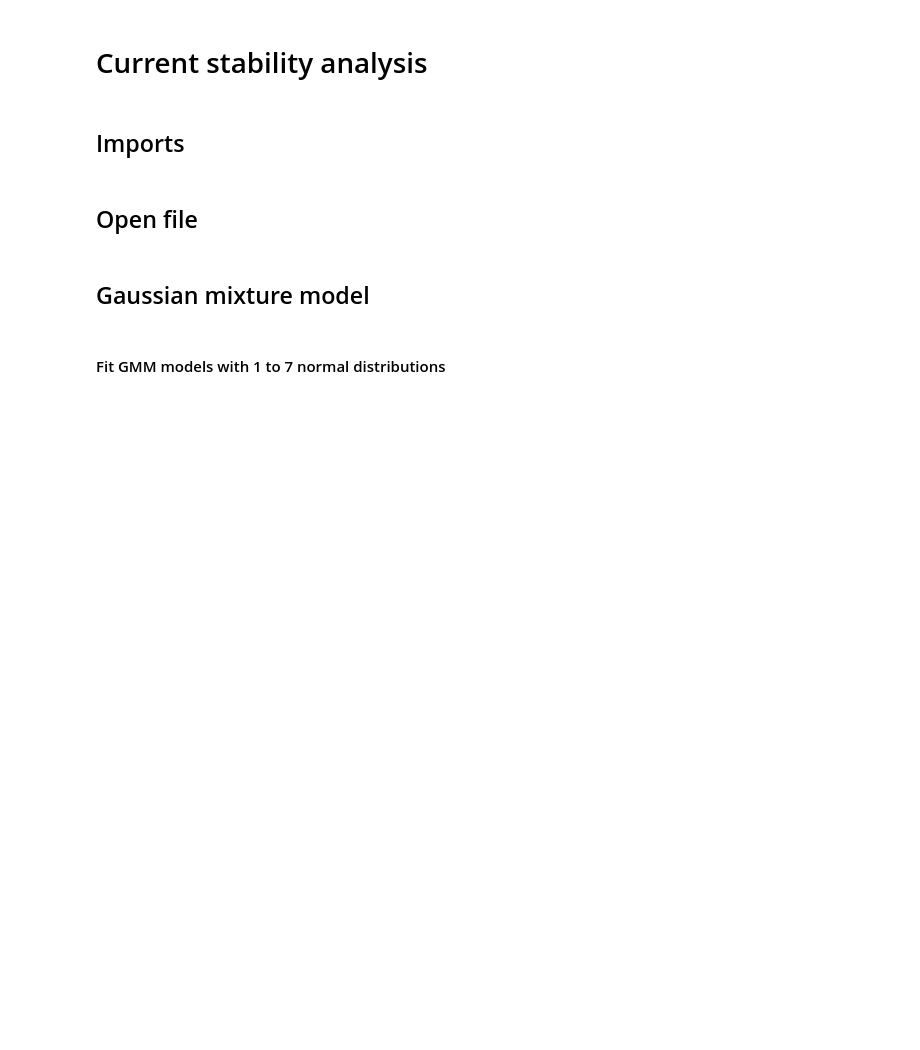
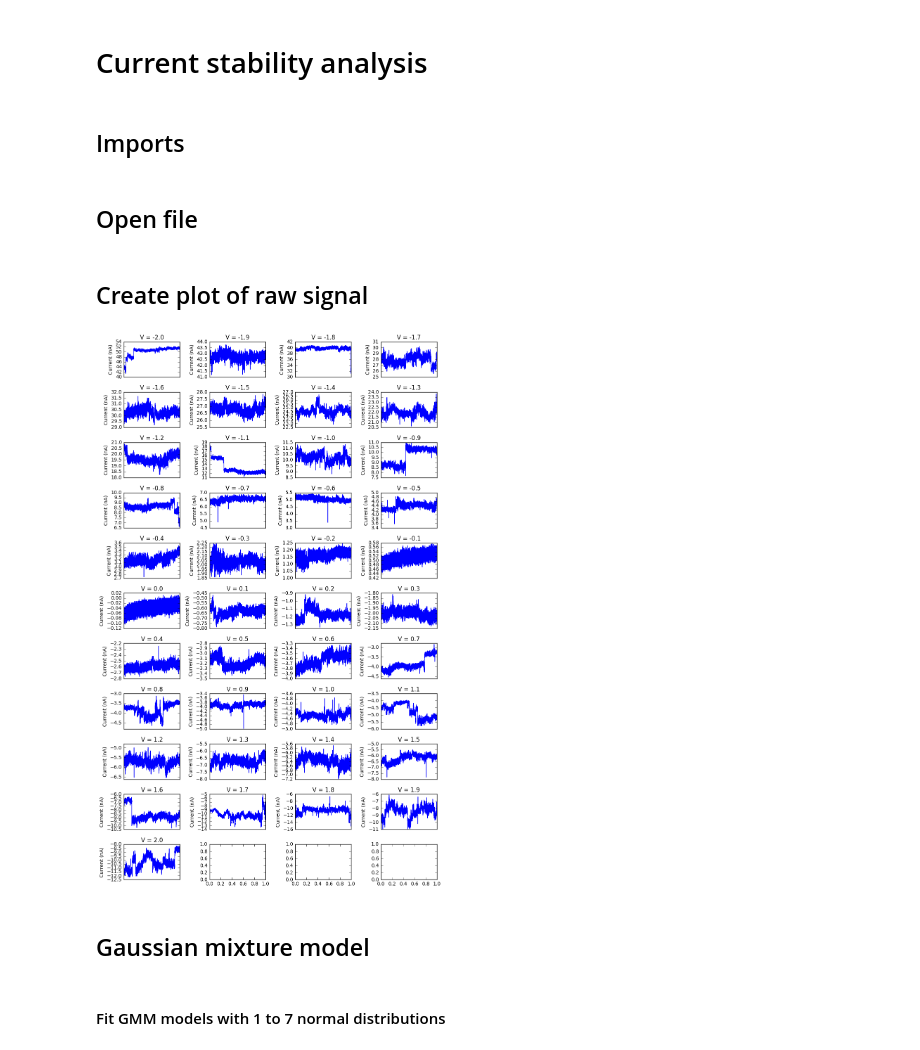
Before and after one commit to tphinkle/sin-dielectric_breakdown, a Jupyter notebook: notebooks/current_stability_analysis.ipynb, the cells around one changed output. Drawn from its saved outputs; the diff is of its cells as text; code cells hidden in the pictures; blank space fills up the shorter version.

```diff
--- a/notebooks/current_stability_analysis.ipynb
+++ b/notebooks/current_stability_analysis.ipynb
@@ -54,6 +54,32 @@ end_time = 17
 start_index = sampling_rate * start_time
 end_index = sampling_rate * end_time
 data = np.copy(data[:,start_index:end_index,:])
+# %% [markdown]
+## Create plot of raw signal
+# %%
+
+num_columns = 4
+num_rows = num_voltages/num_columns + 1
+
+
+fig, axes = plt.subplots(num_rows, num_columns, figsize = (10,16))
+for i in range(num_voltages):
+    row = i/4
+    column = i%4
+
+    plt.sca(axes[row,column])
+    plt.plot(data[i,:,0])
+
+    # Cosmetics
+    plt.title('V = ' + str(voltages[i]))
+    plt.ylabel('Current (nA)')
+    plt.xticks([])
+
+
+fig.tight_layout()
+plt.show()
+# %% [output]
+[figure, added]
 # %% [markdown]
 ## Gaussian mixture model
 # %% [markdown]
```
Also changed, not shown: parts of 5 cells of this notebook.
